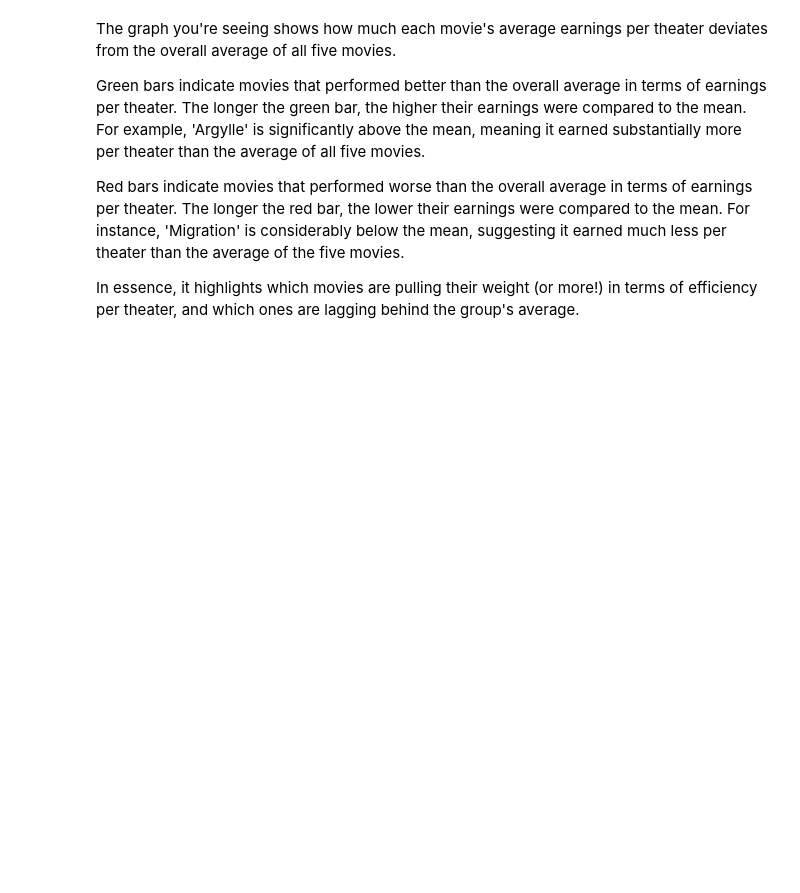
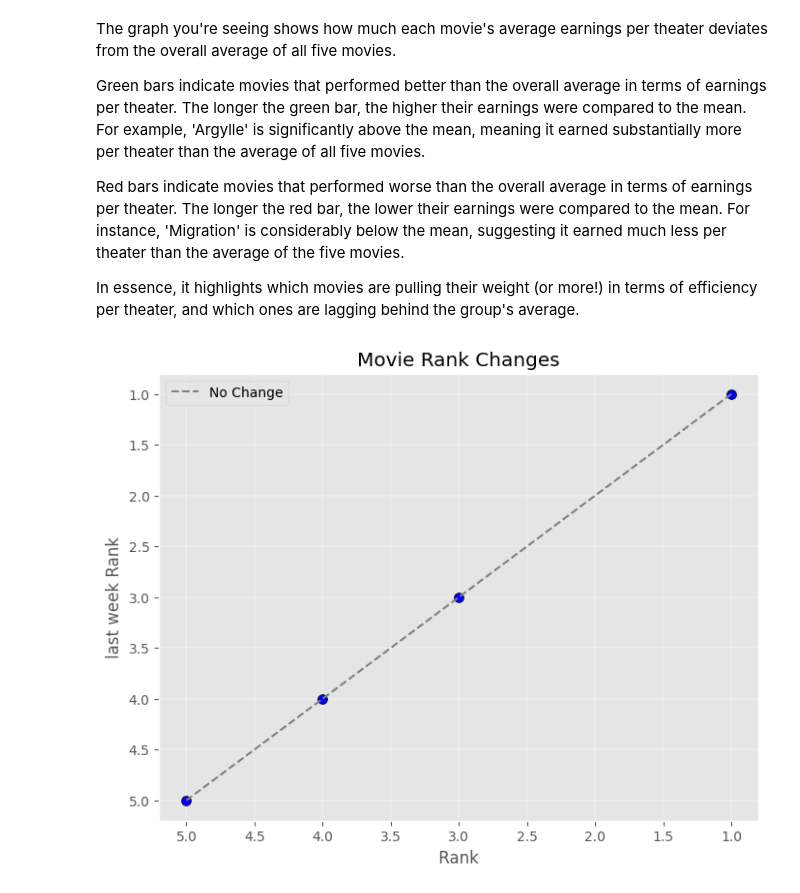
Before and after one commit to surafelmeharihaile-ai/Data110, a Jupyter notebook: project_1___surafel_haile_.ipynb, the cells around one changed output. Drawn from its saved outputs; the diff is of its cells as text; code cells hidden in the pictures; blank space fills up the shorter version.

```diff
--- a/project_1___surafel_haile_.ipynb
+++ b/project_1___surafel_haile_.ipynb
@@ -56,5 +58,30 @@ Green bars indicate movies that performed better than the overall average in ter
 Red bars indicate movies that performed worse than the overall average in terms of earnings per theater. The longer the red bar, the lower their earnings were compared to the mean. For instance, 'Migration' is considerably below the mean, suggesting it earned much less per theater than the average of the five movies.
 
 In essence, it highlights which movies are pulling their weight (or more!) in terms of efficiency per theater, and which ones are lagging behind the group's average.
+# %%
+df = pd.DataFrame({
+    "movie": ["Argyle","Migration","The Beekeeper","Wonka"],
+    "rank": [1,5,3,4],
+    "lastweek_rank": [1,5,3,4]})
+
+plt.figure(figsize=(8, 6))
+sns.scatterplot(data=df,x="rank",y="lastweek_rank",s=50,color='b',edgecolor="black")
+
+max_rank = max(df["rank"].max(), df["lastweek_rank"].max())
+line_values = np.arange(1, max_rank + 1)
+
+plt.plot(line_values, line_values, linestyle="--", linewidth=1.5,color="gray",label="No Change")
+
+plt.title("Movie Rank Changes")
+plt.xlabel(" Rank ")
+plt.ylabel("last week Rank")
+plt.gca().invert_xaxis()
+plt.gca().invert_yaxis()
+plt.legend()
+plt.grid(True, linewidth=0.3)
+
+plt.show()
+# %% [output]
+[figure, added]
 # %%
 df = pd.DataFrame({
```
Also changed, not shown: parts of 4 cells of this notebook.
